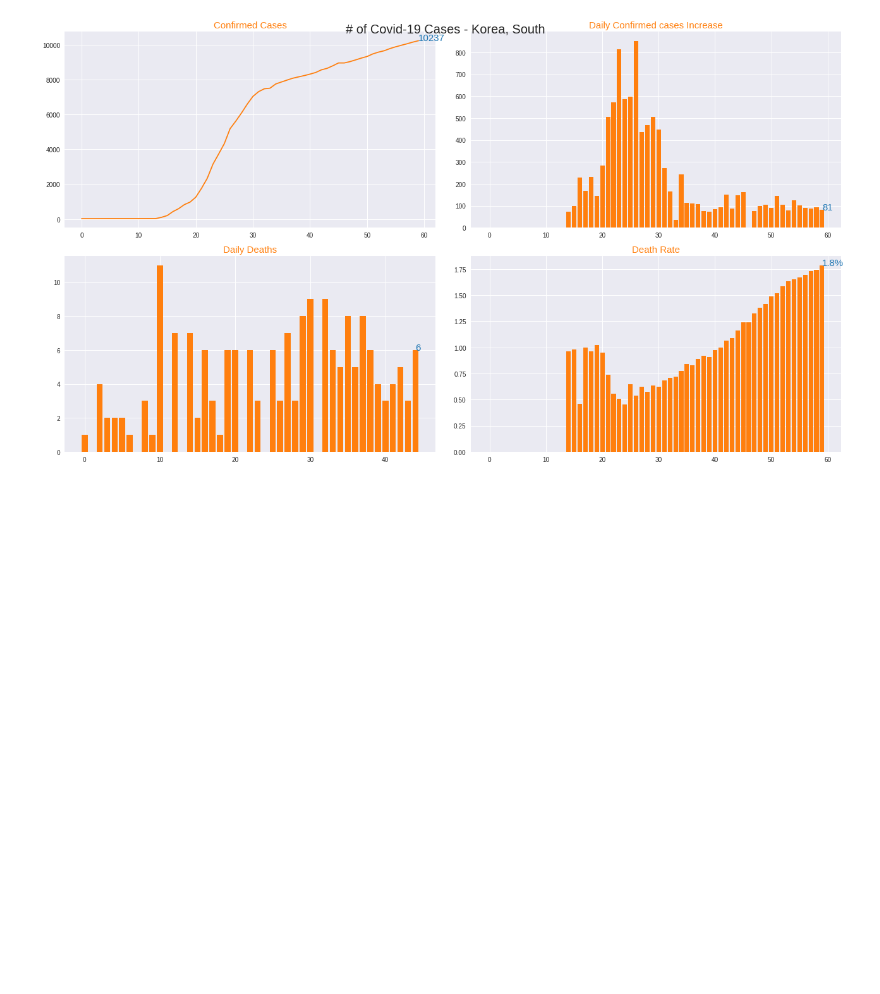
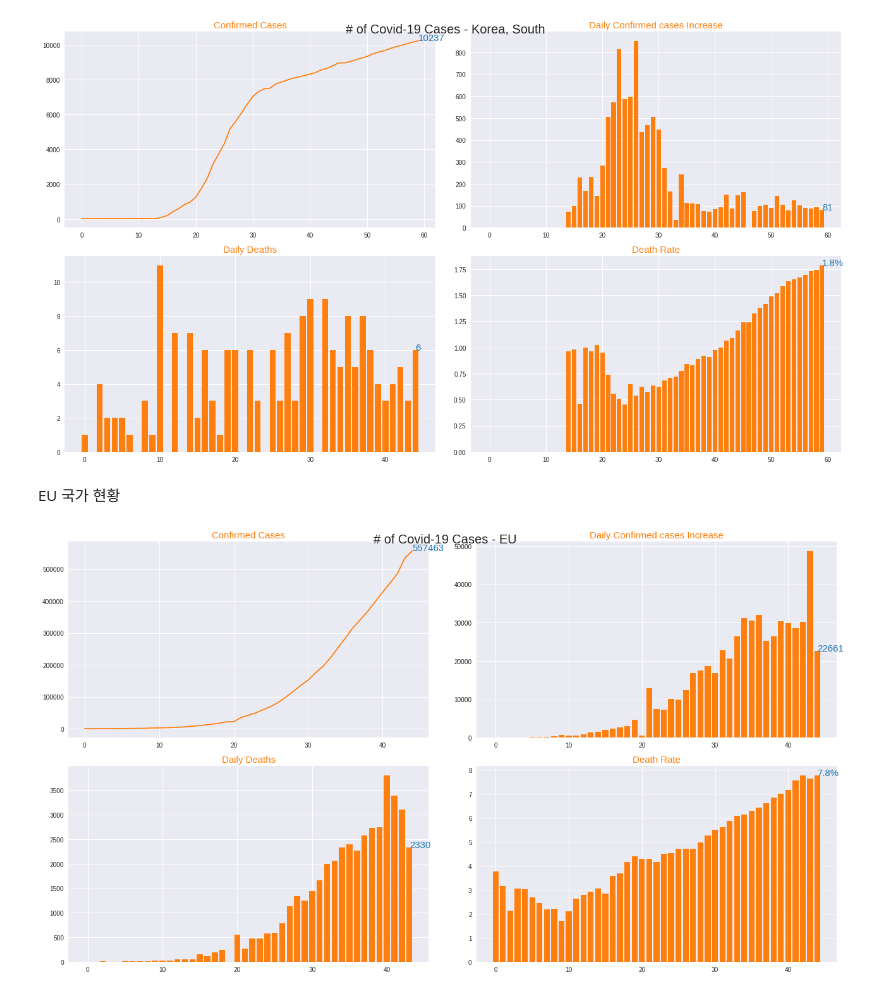
Before and after one commit to wyb330/covid19, a Jupyter notebook: covid19.ipynb, the cells around one changed output. Saved outputs shown, nothing was run; the diff lists cells and outputs as text; code cells hidden in the pictures; blank space fills up the shorter version.

```diff
--- a/covid19.ipynb
+++ b/covid19.ipynb
@@ -585,3 +585,52 @@ axs[1, 1].text(adjusted_dates[-1], death_ratios[-1], '{:.1f}%'.format(death_rati
 fig.tight_layout()
 # %% [output]
 [figure]
+# %% [markdown]
+EU 국가 현황
+# %%
+
+country = ['Austria', 'Belgium', 'Bulgaria', 'Croatia', 'Czechia', 'Denmark', 'Estonia', 'Finland', 'Greece', 'Hungary', 'Ireland', 'Latvia', 'Lithuania', 'Luxembourg', 'Malta',
+           'Netherlands', 'Poland', 'Portugal', 'Romania', 'Slovakia', 'Slovenia', 'Sweden', 'Spain', 'Italy', 'Germany', 'France']
+start = 30
+fig, axs = plt.subplots(2, 2, figsize=(18, 10))
+fig.suptitle('# of Covid-19 Cases - EU', size=20)
+total_cases = confirmed_df.loc[confirmed_df['Country/Region'].isin(country), cols[4]:cols[-1]].sum()
+total_cases = total_cases.values.reshape(len(dates))
+total_cases = total_cases[start:]
+new_cases =[0]
+for i, case in enumerate(total_cases[:-1]):
+  new_cases.append(total_cases[i + 1] - total_cases[i])
+new_cases = new_cases
+color = 'tab:orange'
+adjusted_dates = [i for i in range(len(total_cases))]
+#axs[0, 0].set_yscale('log')
+axs[0, 0].plot(adjusted_dates, total_cases, color=color)
+axs[0, 0].set_title('Confirmed Cases', size=15, color=color)
+axs[0, 0].text(adjusted_dates[-1], total_cases[-1], total_cases[-1],size=15, color='tab:blue')
+
+adjusted_dates = [i for i in range(len(new_cases))]
+axs[0, 1].bar(adjusted_dates, new_cases, color=color)
+axs[0, 1].set_title('Daily Confirmed cases Increase', size=15, color=color)
+axs[0, 1].text(adjusted_dates[-1], new_cases[-1], new_cases[-1],size=15, color='tab:blue')
+
+total_deaths = deaths_df.loc[deaths_df['Country/Region'].isin(country), cols[4]:cols[-1]].sum()
+total_deaths = total_deaths.values.reshape(len(dates))
+total_deaths = total_deaths[start:]
+death_ratios = [(d * 100 / c) for c, d in zip(total_cases, total_deaths)]
+total_deaths = [death for death in total_deaths if death > 0]
+new_deaths =[]
+for i, case in enumerate(total_deaths[:-1]):
+  new_deaths.append(total_deaths[i + 1] - total_deaths[i])
+adjusted_dates = [i for i in range(len(new_deaths))]
+axs[1, 0].bar(adjusted_dates, new_deaths, color=color)
+axs[1, 0].set_title('Daily Deaths', size=15, color=color)
+axs[1, 0].text(adjusted_dates[-1], new_deaths[-1], new_deaths[-1],size=15, color='tab:blue')
+
+adjusted_dates = [i for i in range(len(death_ratios))]
+axs[1, 1].bar(adjusted_dates, death_ratios, color=color)
+axs[1, 1].set_title('Death Rate', size=15, color=color)
+axs[1, 1].text(adjusted_dates[-1], death_ratios[-1], '{:.1f}%'.format(death_ratios[-1]),size=15, color='tab:blue')
+
+fig.tight_layout()
+# %% [output]
+[figure, added]
```
